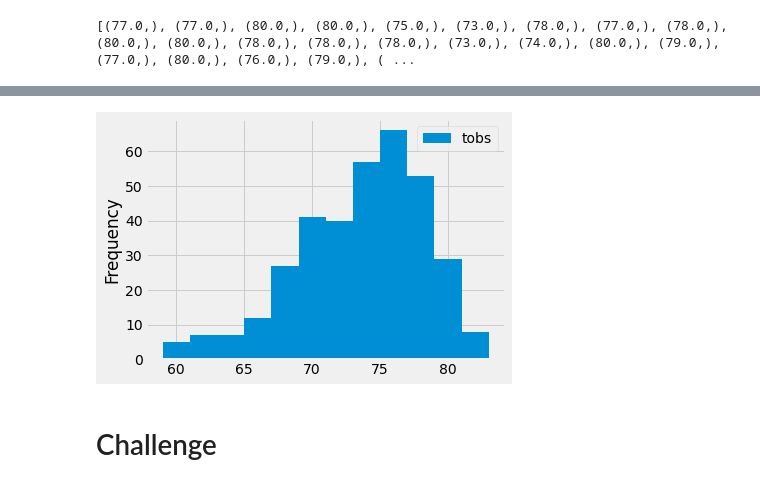
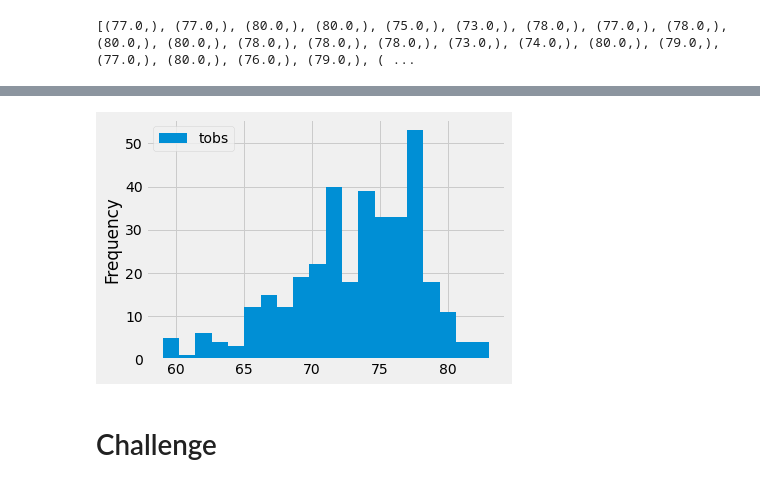
Before and after one commit to ike-hannah/surfs-up, a Jupyter notebook: climate_analysis.ipynb, the cells around one changed output, grey strips where cells are left out. Cells and saved outputs as stored; diff of their text form; code cells hidden in the pictures.

```diff
--- a/climate_analysis.ipynb
+++ b/climate_analysis.ipynb
@@ -125,9 +125,9 @@ print(df)
 
 [352 rows x 1 columns]
 # %%
-df.plot.hist(bins=12)
+df.plot.hist(bins=20)
 plt.tight_layout()
 # %% [output]
-[figure, old version]
+[figure, new version]
 # %% [markdown]
 # Challenge
```
Also changed, not shown: 1 other file.
